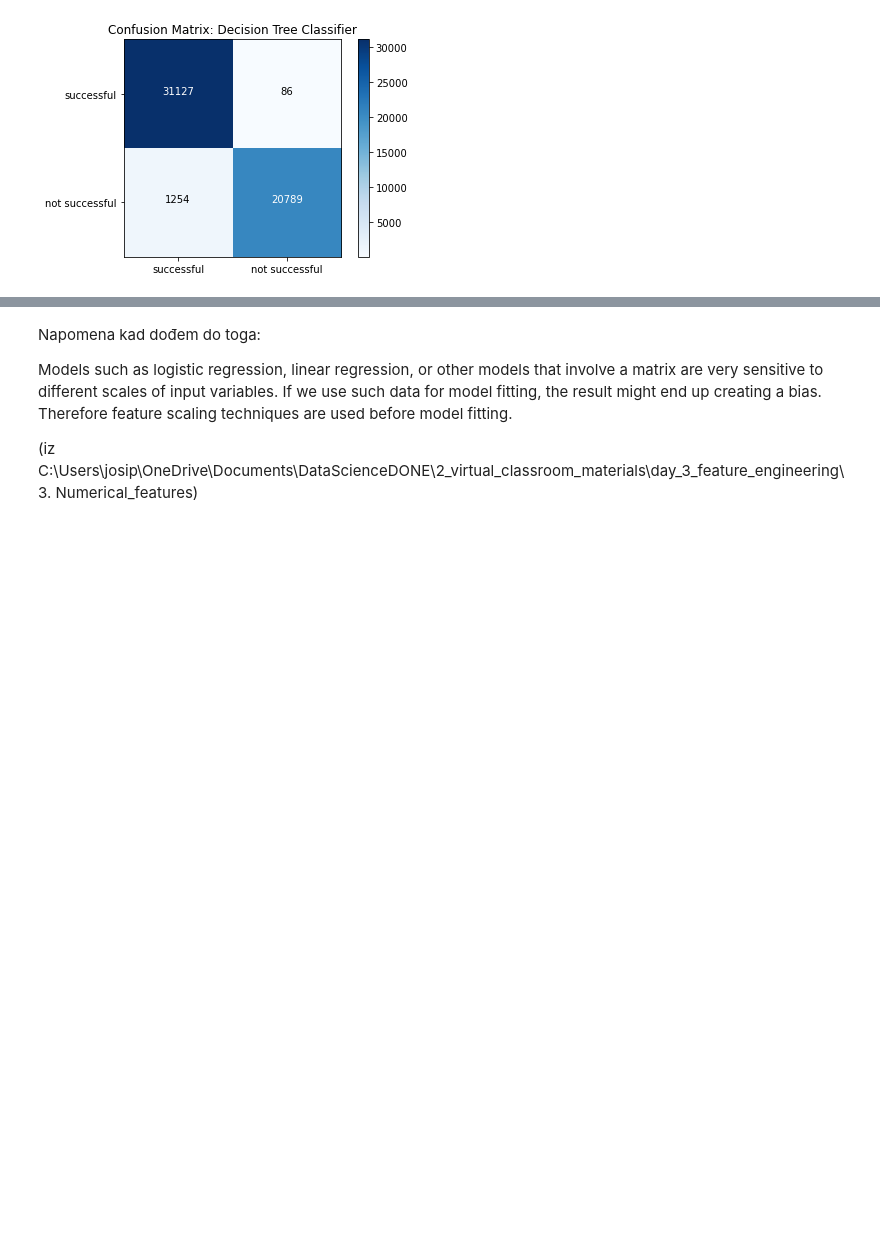
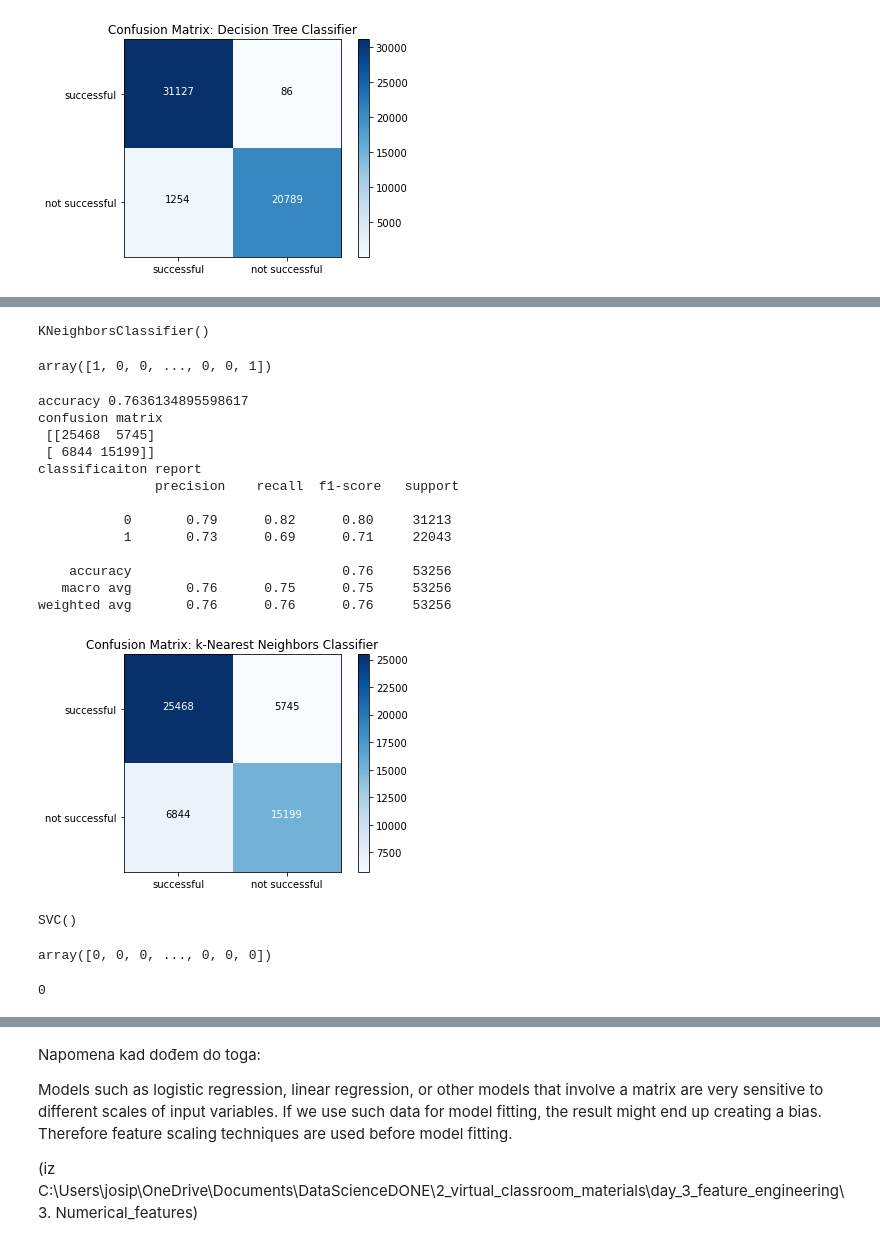
Before and after one commit to jvuger/StarbucksProject, a Jupyter notebook: Starbucks_Capstone_notebook.ipynb, the cells around one changed output, grey strips where cells are left out. Saved outputs shown, nothing was run; the diff lists cells and outputs as text; code cells hidden in the pictures; blank space fills up the shorter version.

```diff
--- a/Starbucks_Capstone_notebook.ipynb
+++ b/Starbucks_Capstone_notebook.ipynb
@@ -1406,0 +1452,45 @@ show_cm(y_train, y_hat_dtc, ['successful', 'not successful'], 'Decision Tree Cla
+# %%
+knn = KNeighborsClassifier()
+knn.fit(X_train, y_train)
+# %% [output]
+KNeighborsClassifier()
+# %%
+y_hat_knn = knn.predict(X_train)
+y_hat_knn
+# %% [output]
+array([1, 0, 0, ..., 0, 0, 1])
+# %%
+print(f'accuracy {metrics.accuracy_score(y_train, y_hat_knn)}')
+print(f'confusion matrix\n {metrics.confusion_matrix(y_train, y_hat_knn)}')
+print(f'classificaiton report\n {metrics.classification_report(y_train, y_hat_knn)}')
+
+show_cm(y_train, y_hat_knn, ['successful', 'not successful'], 'k-Nearest Neighbors Classifier')
+# %% [output]
+accuracy 0.7636134895598617
+confusion matrix
+ [[25468  5745]
+ [ 6844 15199]]
+classificaiton report
+               precision    recall  f1-score   support
+
+           0       0.79      0.82      0.80     31213
+           1       0.73      0.69      0.71     22043
+
+    accuracy                           0.76     53256
+   macro avg       0.76      0.75      0.75     53256
+weighted avg       0.76      0.76      0.76     53256
+[figure, added]
+# %%
+svc = SVC()
+svc.fit(X_train, y_train)
+# %% [output]
+SVC()
+# %%
+y_hat_svc = svc.predict(X_train)
+y_hat_svc
+# %% [output]
+array([0, 0, 0, ..., 0, 0, 0])
+# %%
+sum(y_hat_svc)
+# %% [output]
+0
```
Also changed, not shown: parts of 21 cells of this notebook.
